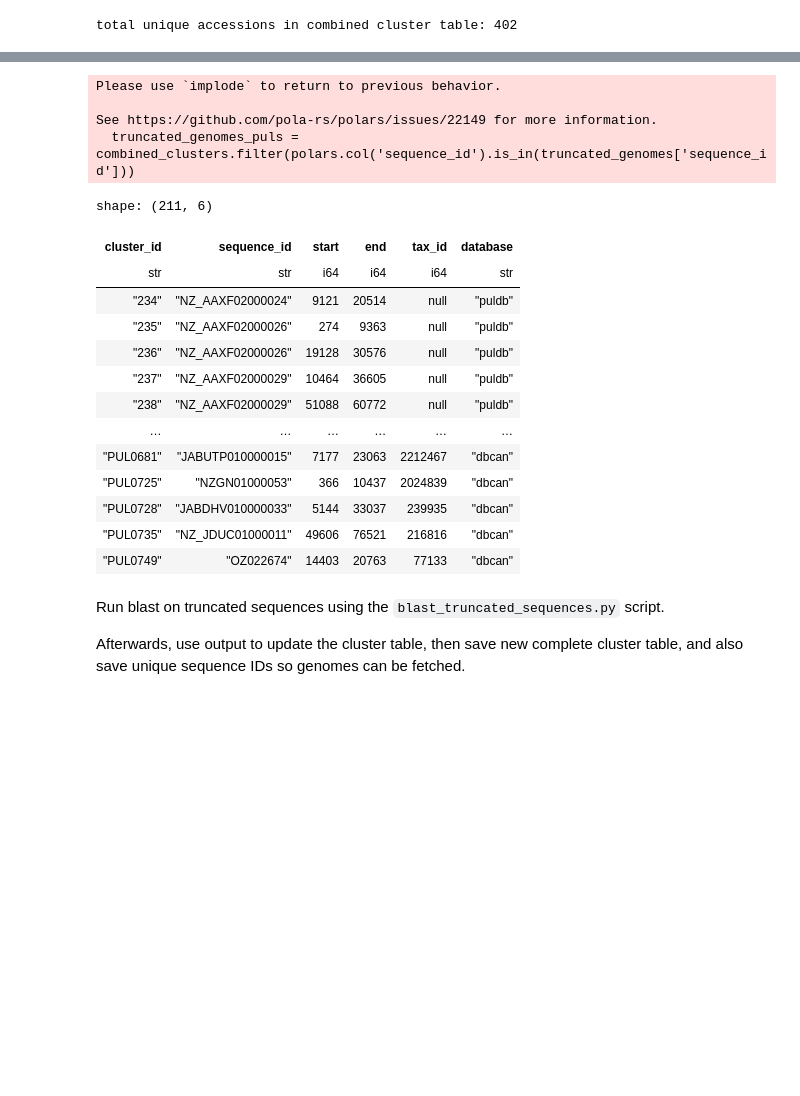
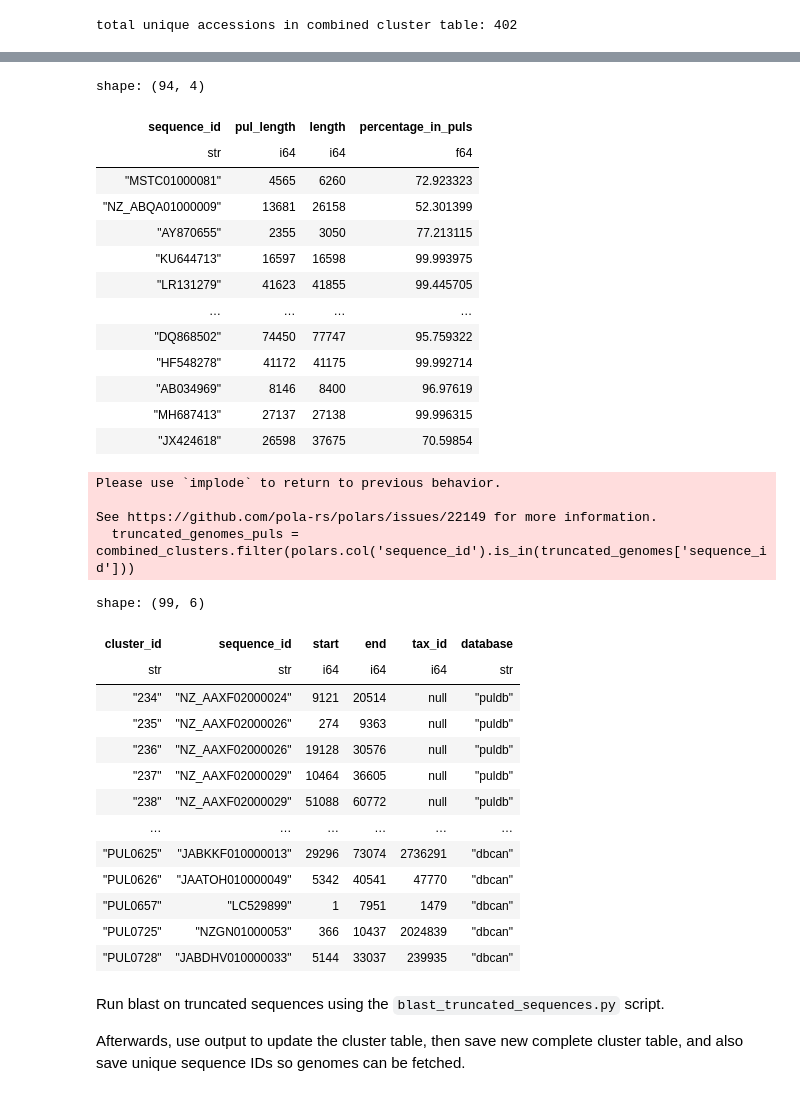
Before and after one commit to brosenthal3/gLM-PUL-Prediction, a Jupyter notebook: src/notebooks/PUL_data_exploration.ipynb, the cells around one changed output, grey strips where cells are left out. Saved outputs shown, nothing was run; the diff lists cells and outputs as text; code cells hidden in the pictures; blank space fills up the shorter version.

```diff
--- a/src/notebooks/PUL_data_exploration.ipynb
+++ b/src/notebooks/PUL_data_exploration.ipynb
@@ -279,37 +329,52 @@ shape: (992, 6)
 # %%
 def get_percentage_bp_in_puls(cluster_table, length_df):
     # get total length of PULs per genome
     pul_lengths = cluster_table.group_by('sequence_id').agg(
         (polars.col('end') - polars.col('start')).sum().alias('pul_length')).join(length_df, on='sequence_id', how='left')
     pul_lengths = pul_lengths.with_columns(
         (polars.col('pul_length') / polars.col('length') * 100).alias('percentage_in_puls')
     )
     return pul_lengths
 
 percentage_in_puls = get_percentage_bp_in_puls(combined_clusters, lengths_df)
 percentage_in_puls.write_csv('../data/percentage_bp_in_puls.tsv', separator='\t')
 
-truncated_genomes = percentage_in_puls.filter(polars.col('percentage_in_puls') > 20, polars.col('length')<1000000)
+truncated_genomes = percentage_in_puls.filter(polars.col('percentage_in_puls') > 50, polars.col('length') < 100000)
+display(truncated_genomes)
 truncated_genomes_puls = combined_clusters.filter(polars.col('sequence_id').is_in(truncated_genomes['sequence_id']))
 display(truncated_genomes_puls)
 # %% [output]
-Please use `implode` to return to previous behavior.
-
-See https://github.com/pola-rs/polars/issues/22149 for more information.
-  truncated_genomes_puls = combined_clusters.filter(polars.col('sequence_id').is_in(truncated_genomes['sequence_id']))
+shape: (94, 4)
+| sequence_id | pul_length | length | percentage_in_puls |
+| str | i64 | i64 | f64 |
+| "MSTC01000081" | 4565 | 6260 | 72.923323 |
+| "NZ_ABQA01000009" | 13681 | 26158 | 52.301399 |
+| "AY870655" | 2355 | 3050 | 77.213115 |
+| "KU644713" | 16597 | 16598 | 99.993975 |
+| "LR131279" | 41623 | 41855 | 99.445705 |
+| … | … | … | … |
+| "DQ868502" | 74450 | 77747 | 95.759322 |
+| "HF548278" | 41172 | 41175 | 99.992714 |
+| "AB034969" | 8146 | 8400 | 96.97619 |
+| "MH687413" | 27137 | 27138 | 99.996315 |
+| "JX424618" | 26598 | 37675 | 70.59854 |
-shape: (211, 6)
+Please use `implode` to return to previous behavior.
+
+See https://github.com/pola-rs/polars/issues/22149 for more information.
+  truncated_genomes_puls = combined_clusters.filter(polars.col('sequence_id').is_in(truncated_genomes['sequence_id']))
-| cluster_id | sequence_id | start | end | tax_id | database |
-| str | str | i64 | i64 | i64 | str |
-| "234" | "NZ_AAXF02000024" | 9121 | 20514 | null | "puldb" |
-| "235" | "NZ_AAXF02000026" | 274 | 9363 | null | "puldb" |
-| "236" | "NZ_AAXF02000026" | 19128 | 30576 | null | "puldb" |
-| "237" | "NZ_AAXF02000029" | 10464 | 36605 | null | "puldb" |
-| "238" | "NZ_AAXF02000029" | 51088 | 60772 | null | "puldb" |
-| … | … | … | … | … | … |
-| "PUL0681" | "JABUTP010000015" | 7177 | 23063 | 2212467 | "dbcan" |
-| "PUL0725" | "NZGN01000053" | 366 | 10437 | 2024839 | "dbcan" |
-| "PUL0728" | "JABDHV010000033" | 5144 | 33037 | 239935 | "dbcan" |
-| "PUL0735" | "NZ_JDUC01000011" | 49606 | 76521 | 216816 | "dbcan" |
-| "PUL0749" | "OZ022674" | 14403 | 20763 | 77133 | "dbcan" |
+shape: (99, 6)
+| cluster_id | sequence_id | start | end | tax_id | database |
+| str | str | i64 | i64 | i64 | str |
+| "234" | "NZ_AAXF02000024" | 9121 | 20514 | null | "puldb" |
+| "235" | "NZ_AAXF02000026" | 274 | 9363 | null | "puldb" |
+| "236" | "NZ_AAXF02000026" | 19128 | 30576 | null | "puldb" |
+| "237" | "NZ_AAXF02000029" | 10464 | 36605 | null | "puldb" |
+| "238" | "NZ_AAXF02000029" | 51088 | 60772 | null | "puldb" |
+| … | … | … | … | … | … |
+| "PUL0625" | "JABKKF010000013" | 29296 | 73074 | 2736291 | "dbcan" |
+| "PUL0626" | "JAATOH010000049" | 5342 | 40541 | 47770 | "dbcan" |
+| "PUL0657" | "LC529899" | 1 | 7951 | 1479 | "dbcan" |
+| "PUL0725" | "NZGN01000053" | 366 | 10437 | 2024839 | "dbcan" |
+| "PUL0728" | "JABDHV010000033" | 5144 | 33037 | 239935 | "dbcan" |
 # %%
 # create test file
```
Also changed, not shown: parts of 4 cells of this notebook, 2 other files.
